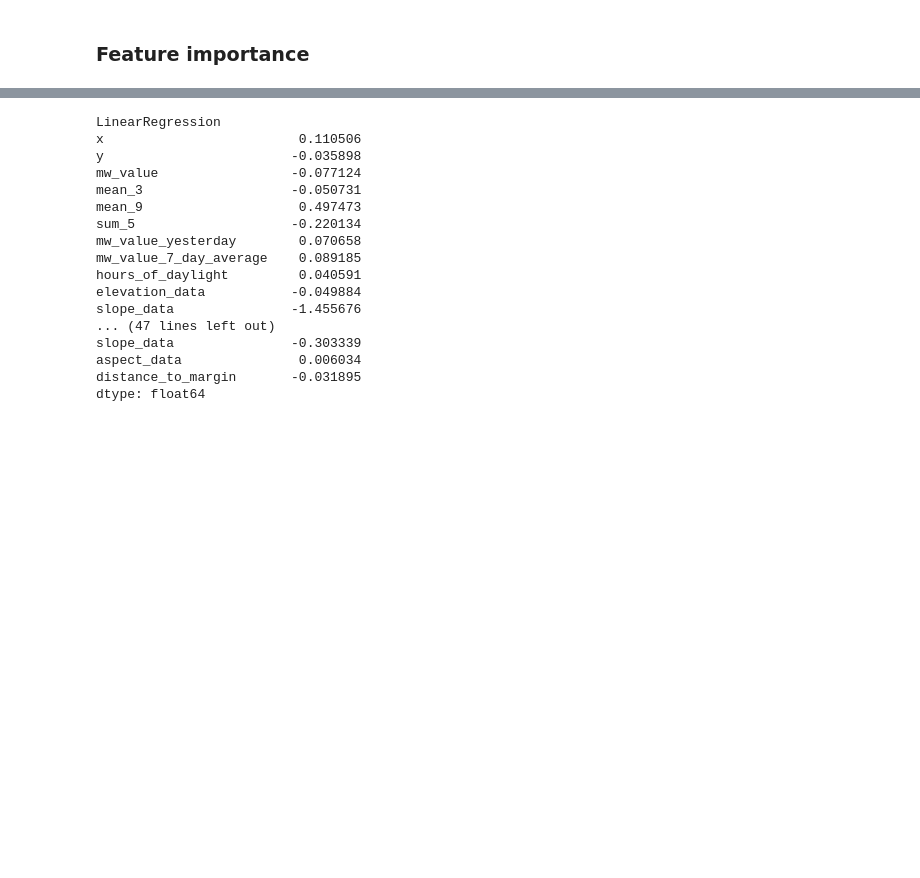
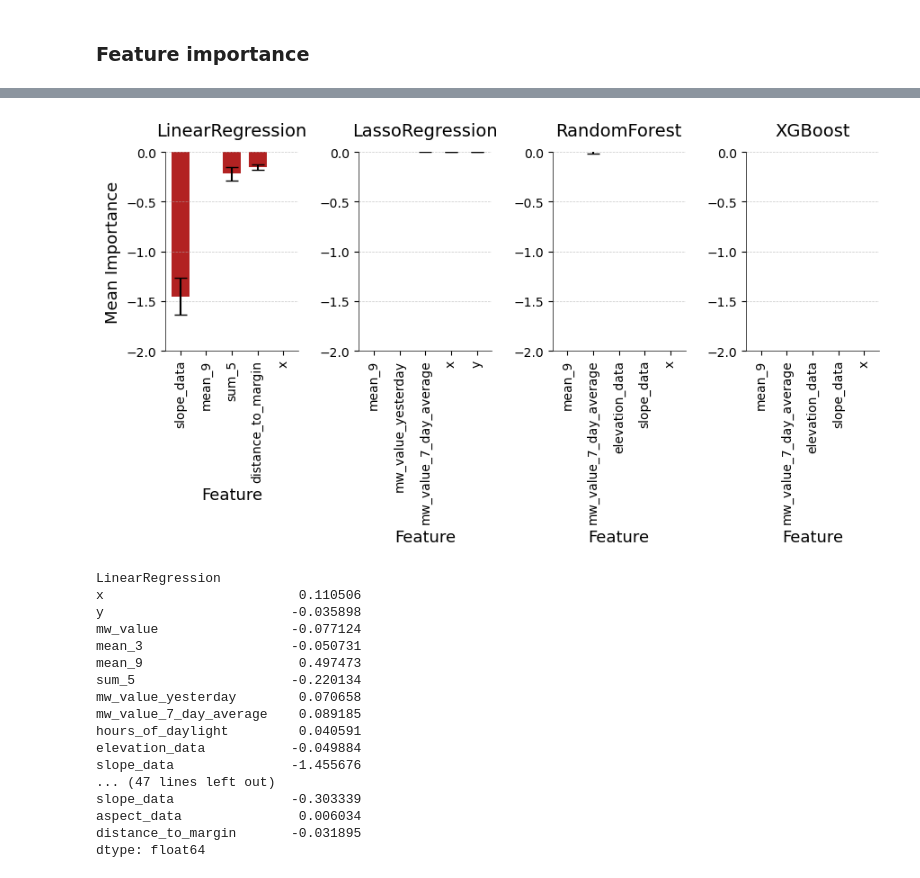
Before and after one commit to linaskerath/RP_Greenland, a Jupyter notebook: Scripts/08_feature_importance.ipynb, the cells around one changed output, grey strips where cells are left out. Cells and saved outputs as stored; diff of their text form; code cells hidden in the pictures; blank space fills up the shorter version.

```diff
--- a/Scripts/08_feature_importance.ipynb
+++ b/Scripts/08_feature_importance.ipynb
@@ -106,3 +227,97 @@ XGBoost
+# %%
+# create subplot figure with 1 row and 4 columns
+fig, axes = plt.subplots(1, 4, figsize=(9, 5))
+
+for model in model_list:
+    feature_importance_df = []
+    for mod in model.cv_model_list:
+        feature_importance = feature_importance_dict(mod, model.columns)
+        if len(feature_importance_df) == 0:
+            feature_importance_df = pd.DataFrame(feature_importance, index=[0])
+        else:
+            feature_importance_df = pd.concat(
+                [feature_importance_df, pd.DataFrame([feature_importance])],
+                ignore_index=True,
+            )
+
+    # sort features by mean importance in descending order by absolute value
+    mean_importances = feature_importance_df.mean()
+    mean_importances_abs = np.abs(mean_importances)
+    sorted_index = mean_importances_abs.sort_values(ascending=False).index[:5]
+    mean_importances = mean_importances[sorted_index][:5]
+    feature_names = mean_importances.index[:5]
+
+    """
+    # assign colors to positive and negative features
+    # #9c3605
+    colors = ["firebrick" if imp < 0 else "#fead3a" for imp in mean_importances]
+
+    # plot mean feature importance as bar plot with std
+    fig, ax = plt.subplots()
+    ax.bar(
+        feature_names,
+        mean_importances,
+        yerr=feature_importance_df[sorted_index].std(),
+        capsize=5,
+        color=colors,
+    )
+    ax.set_xlabel("Feature")
+    ax.set_ylabel("Mean Importance")
+    ax.set_title("Feature Importance")
+    ax.tick_params(axis="x", rotation=90)
+
+    plt.show()
+    """
+
+    # Assign colors to positive and negative features
+    colors = ["firebrick" if imp < 0 else "#fead3a" for imp in mean_importances]
+
+    # add suplot to figure
+    ax = axes[model_list.index(model)]
+
+
+    # Plot mean feature importance as a bar plot with standard deviation
+    #fig, ax = plt.subplots(figsize=(2.5, 5))
+    ax.bar(
+        feature_names,
+        mean_importances,
+        yerr=feature_importance_df[sorted_index].std(),
+        capsize=5,
+        color=colors,
+        width=0.7,
+    )
+    # set the y-lim to 0.7
+    ax.set_ylim(-2,0)
+
+    # Set axis labels and title
+    ax.set_xlabel("Feature", fontsize=13)
+    if model.name == "LinearRegression":
+        ax.set_ylabel("Mean Importance", fontsize=13)
+    ax.set_title(model.name, fontsize=14, pad=13)
+
+    # Rotate x-axis labels for better visibility
+    ax.tick_params(axis="x", rotation=90)
+
+    # Set grid lines
+    ax.grid(axis="y", linestyle="--", linewidth=0.5, alpha=0.7)
+
+    # Customize spines
+    ax.spines["top"].set_visible(False)
+    ax.spines["right"].set_visible(False)
+    ax.spines["left"].set_linewidth(0.5)
+    ax.spines["bottom"].set_linewidth(0.5)
+
+# Adjust the plot layout
+plt.tight_layout()
+
+# Show the plot
+plt.show()
+
+###########
+# to get model params:
+# model.cv_model_list[0].get_params()
+# %% [output]
+[figure, added]
 # %%
 feature_importance_df = []
 for model in model_list:
```
Also changed, not shown: parts of 9 cells of this notebook, 9 other files.
